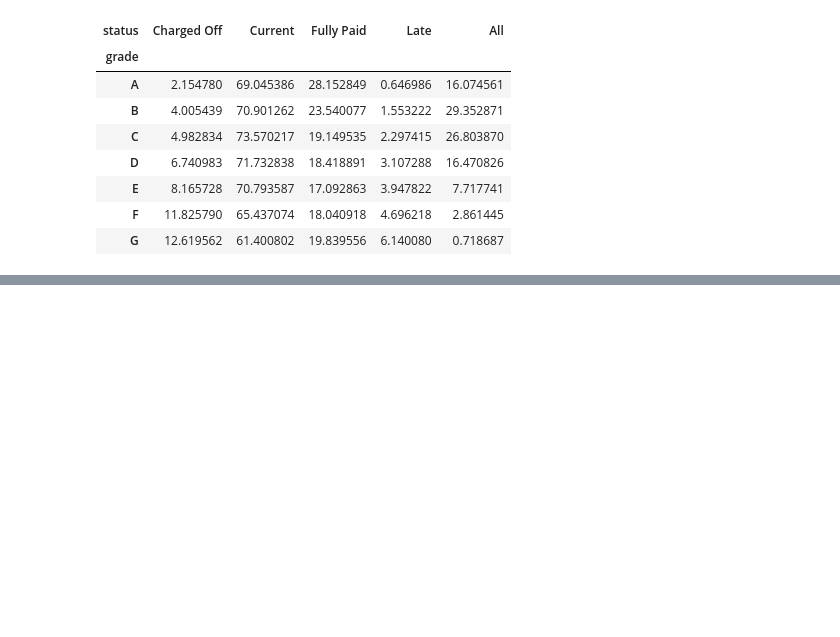
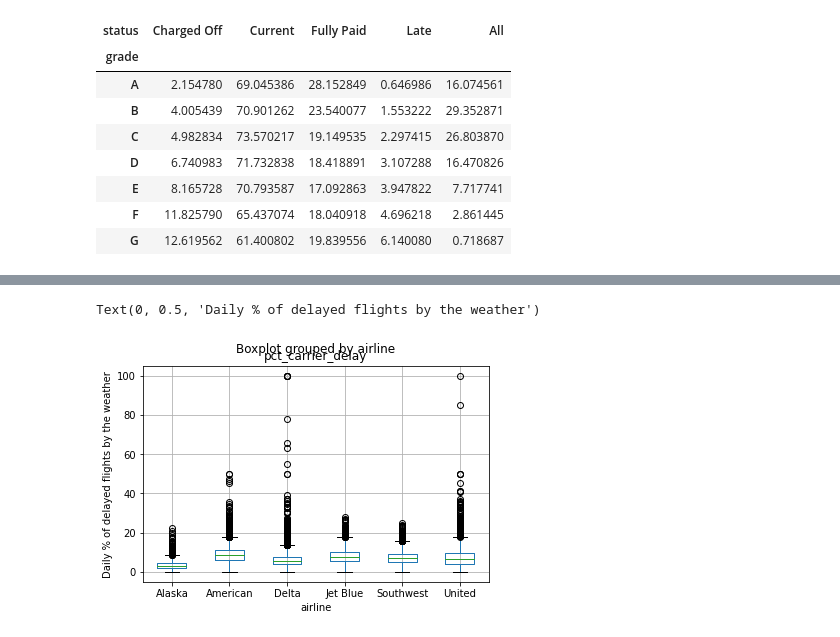
Before and after one commit to tzuzulcode/data_science_enero2022, a Jupyter notebook: Statistics/ExplorandoDosOMasVariables.ipynb, the cells around one changed output, grey strips where cells are left out. Cells and saved outputs as stored; diff of their text form; code cells hidden in the pictures; blank space fills up the shorter version.

```diff
--- a/Statistics/ExplorandoDosOMasVariables.ipynb
+++ b/Statistics/ExplorandoDosOMasVariables.ipynb
@@ -98,3 +99,7 @@ df
 | E | 8.165728 | 70.793587 | 17.092863 | 3.947822 | 7.717741 |
 | F | 11.825790 | 65.437074 | 18.040918 | 4.696218 | 2.861445 |
 | G | 12.619562 | 61.400802 | 19.839556 | 6.140080 | 0.718687 |
+# %%
+data = pd.read_csv("../dataset/airline_stats.csv")
+
+data
@@ -100,0 +120,6 @@ df
+# %%
+ax = data.boxplot(by='airline',column="pct_carrier_delay")
+ax.set_ylabel("Daily % of delayed flights by the weather")
+# %% [output]
+Text(0, 0.5, 'Daily % of delayed flights by the weather')
+[figure, added]
```
Also changed, not shown: parts of 6 cells of this notebook.
